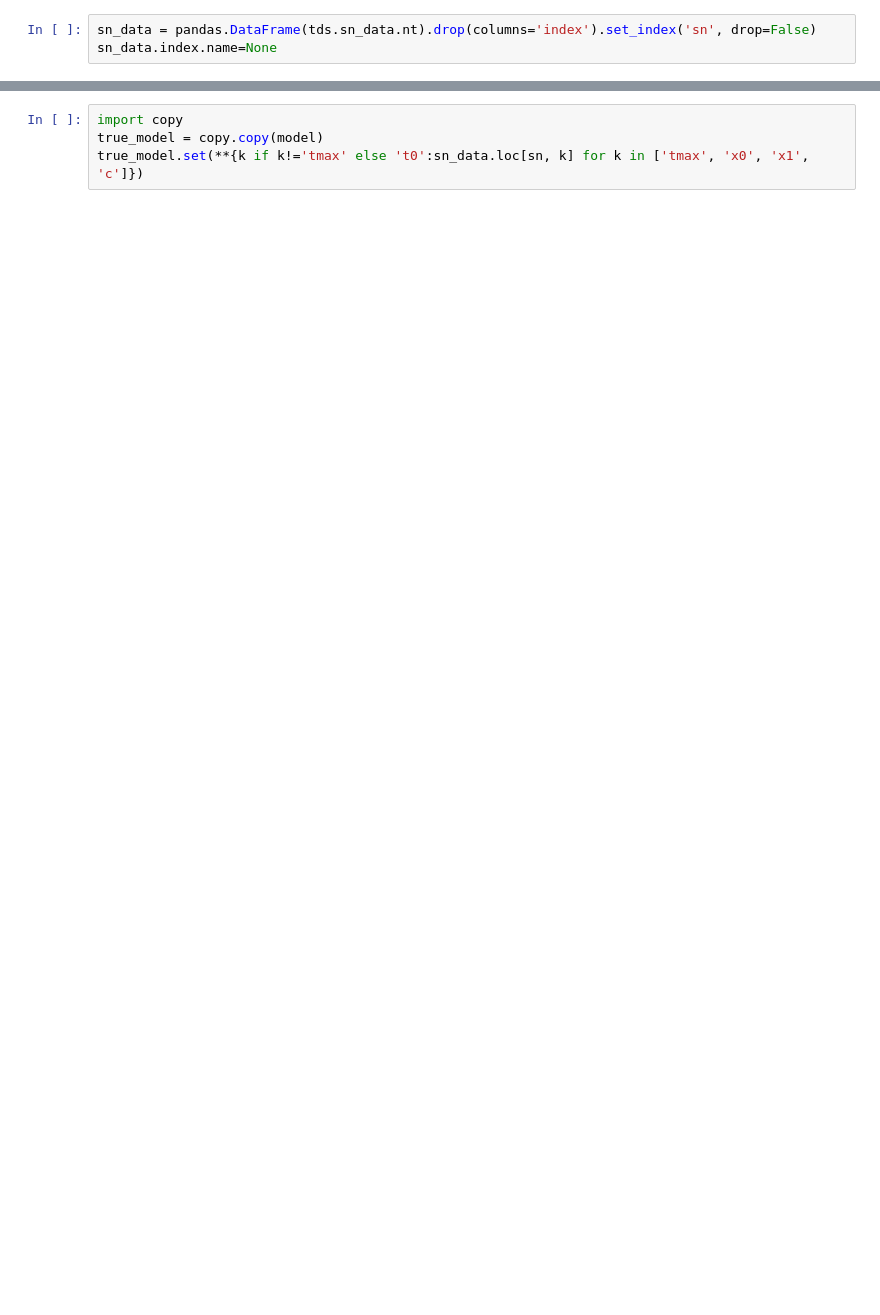
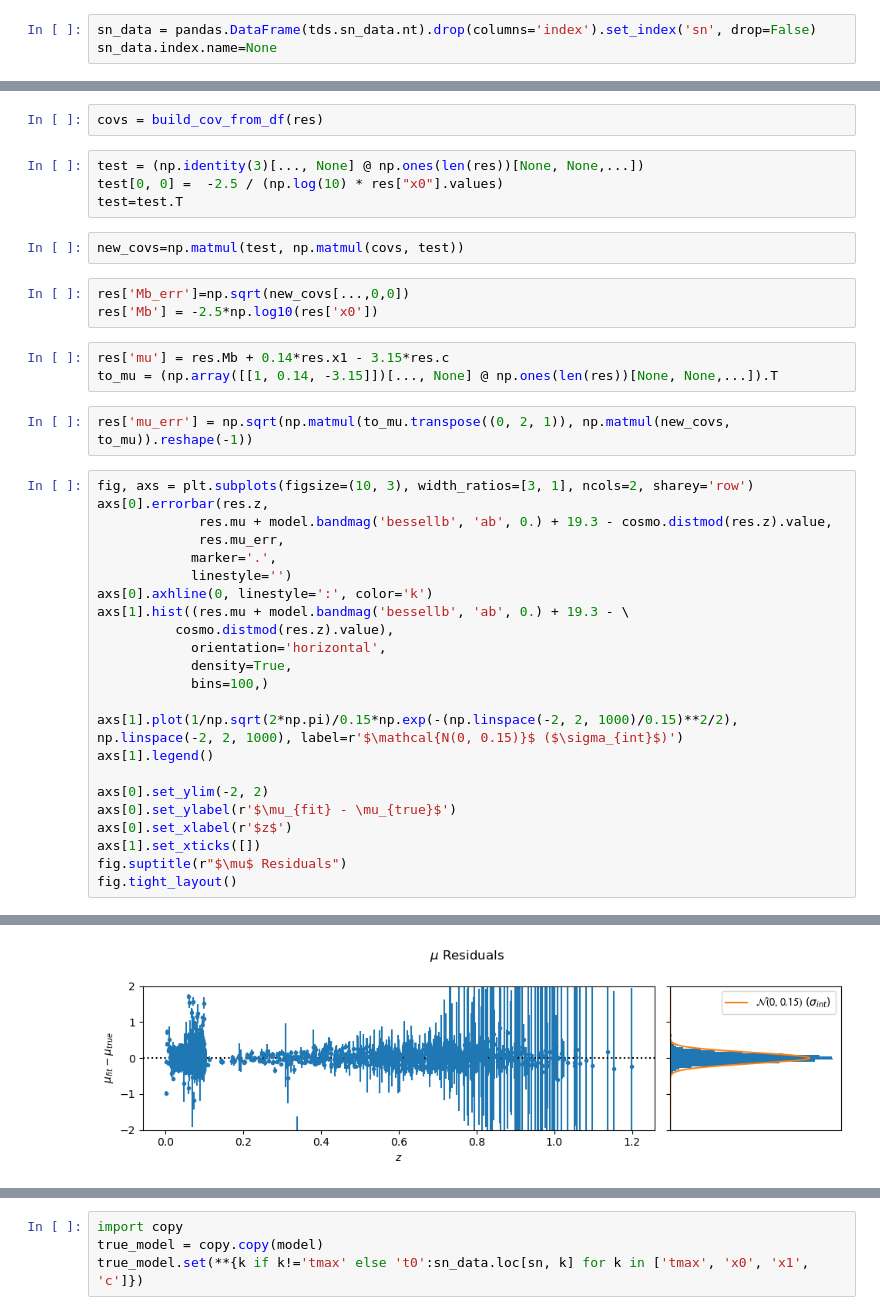
Before and after one commit to AntoineGillesLordet/Projet-LPNHE, a Jupyter notebook: 2M++.ipynb, the cells around one changed output, grey strips where cells are left out. Cells and saved outputs as stored; diff of their text form; blank space fills up the shorter version.

```diff
--- a/2M++.ipynb
+++ b/2M++.ipynb
@@ -745,0 +891,40 @@ Name: ZTF_5, dtype: object
+# %%
+covs = build_cov_from_df(res)
+# %%
+test = (np.identity(3)[..., None] @ np.ones(len(res))[None, None,...])
+test[0, 0] =  -2.5 / (np.log(10) * res["x0"].values)
+test=test.T
+# %%
+new_covs=np.matmul(test, np.matmul(covs, test))
+# %%
+res['Mb_err']=np.sqrt(new_covs[...,0,0])
+res['Mb'] = -2.5*np.log10(res['x0'])
+# %%
+res['mu'] = res.Mb + 0.14*res.x1 - 3.15*res.c
+to_mu = (np.array([[1, 0.14, -3.15]])[..., None] @ np.ones(len(res))[None, None,...]).T
+# %%
+res['mu_err'] = np.sqrt(np.matmul(to_mu.transpose((0, 2, 1)), np.matmul(new_covs, to_mu)).reshape(-1))
+# %%
+fig, axs = plt.subplots(figsize=(10, 3), width_ratios=[3, 1], ncols=2, sharey='row')
+axs[0].errorbar(res.z,
+             res.mu + model.bandmag('bessellb', 'ab', 0.) + 19.3 - cosmo.distmod(res.z).value,
+             res.mu_err,
+            marker='.',
+            linestyle='')
+axs[0].axhline(0, linestyle=':', color='k')
+axs[1].hist((res.mu + model.bandmag('bessellb', 'ab', 0.) + 19.3 - \
+          cosmo.distmod(res.z).value),
+            orientation='horizontal',
+            density=True,
+            bins=100,)
+
+axs[1].plot(1/np.sqrt(2*np.pi)/0.15*np.exp(-(np.linspace(-2, 2, 1000)/0.15)**2/2), np.linspace(-2, 2, 1000), label=r'$\mathcal{N(0, 0.15)}$ ($\sigma_{int}$)')
+axs[1].legend()
+
+axs[0].set_ylim(-2, 2)
+axs[0].set_ylabel(r'$\mu_{fit} - \mu_{true}$')
+axs[0].set_xlabel(r'$z$')
+axs[1].set_xticks([])
+fig.suptitle(r"$\mu$ Residuals")
+fig.tight_layout()
+# %% [output]
@@ -745,0 +947 @@ Name: ZTF_5, dtype: object
+[figure, added]
```
Also changed, not shown: parts of 46 cells of this notebook.
